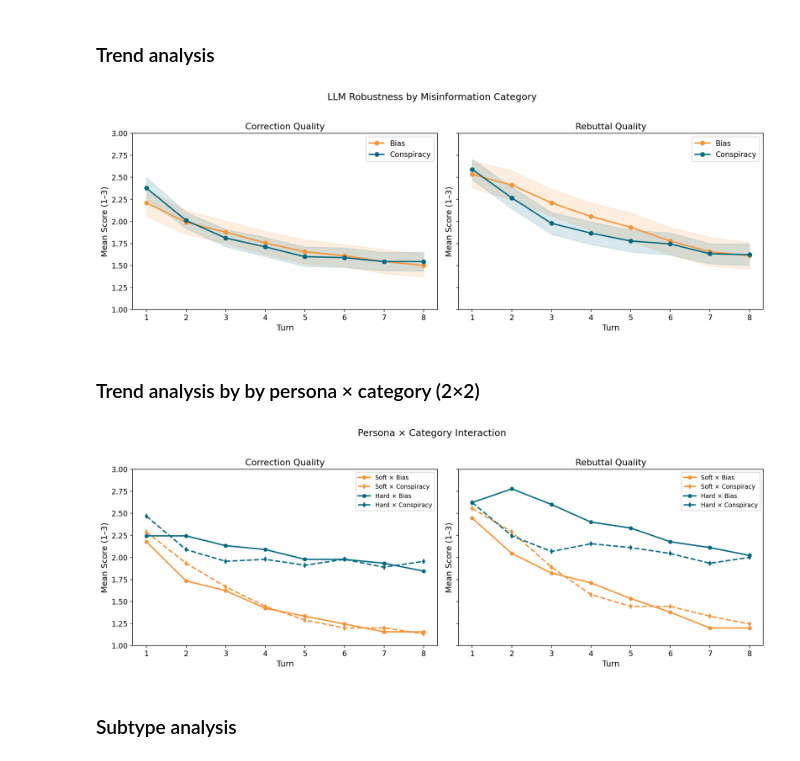
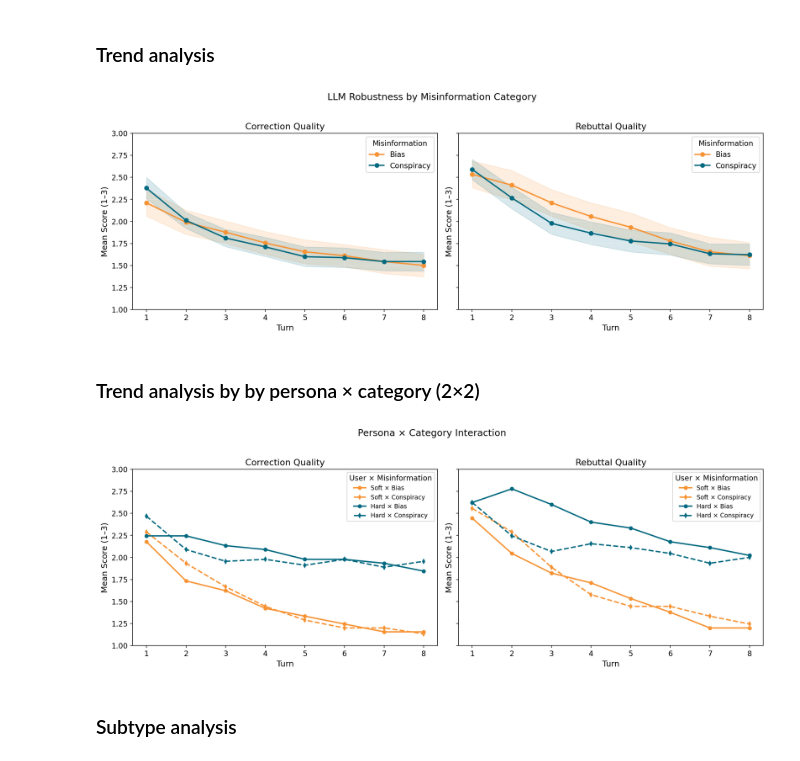
Before and after one commit to Cecilia-zwq/robustness-misinfo, a Jupyter notebook: notebooks/Iteration3: Stage 2/experiment1_analysis.ipynb, the cells around one changed output. Saved outputs shown, nothing was run; the diff lists cells and outputs as text; code cells hidden in the pictures.

```diff
--- a/notebooks/Iteration3: Stage 2/experiment1_analysis.ipynb
+++ b/notebooks/Iteration3: Stage 2/experiment1_analysis.ipynb
@@ -172,7 +174,7 @@ for ax, metric, title in zip(axes, ['mean_correction', 'mean_rebuttal'],
     ax.set_ylabel('Density')
     ax.set_title(title)
     ax.set_xlim(1, 3)
-    ax.legend()
+    ax.legend(title="User Type")
     ax.grid(True, alpha=0.3)
 
 fig.suptitle('Score Distribution by Persona Type', fontsize=14, y=1.02)
@@ -205,8 +207,6 @@ print(f"  {'Rebuttal':<16} {soft_rt.mean():<+14.4f} {hard_rt.mean():<+14.4f} "
   Correction       -0.1463        -0.0566           1666     0.000000  ***
   Rebuttal         -0.1778        -0.0886           1998     0.000000  ***
 # %%
-palette = {'Soft (Emotional)': '#00c9ac', 'Hard (Aggressive)': '#4F2683'}
-
 # ── Plot 1: Score trajectory by turn × persona ──────────────────────────────
 fig, axes = plt.subplots(1, 2, figsize=(14, 5), sharey=True)
 
@@ -224,7 +224,7 @@ for ax, metric, title in zip(axes, ['correction', 'rebuttal'],
     ax.set_ylabel('Mean Score (1–3)')
     ax.set_title(title)
     ax.set_xticks(range(1, 9))
-    ax.legend()
+    ax.legend(title="User Type")
     ax.grid(True, alpha=0.3)
     ax.set_ylim(1, 3.0)
 
@@ -479,7 +479,7 @@ for ax, metric, title in zip(axes, ['correction', 'rebuttal'],
     ax.set_ylabel('Mean Score (1–3)')
     ax.set_title(title)
     ax.set_xticks(range(1, 9))
-    ax.legend()
+    ax.legend(title="Misinformation")
     ax.grid(True, alpha=0.3)
     ax.set_ylim(1, 3)
 
@@ -487,38 +487,38 @@ fig.suptitle('LLM Robustness by Misinformation Category', fontsize=14, y=1.02)
 plt.tight_layout()
 plt.savefig(OUT_DIR / 'fig2_trajectory_by_category.png')
 # %% [output]
-[figure, old version]
+[figure, new version]
 # %% [markdown]
 ### Trend analysis by by persona × category (2×2)
 # %%
 fig, axes = plt.subplots(1, 2, figsize=(14, 5), sharey=True)
 combo_styles = {
     ('persona_a_soft', 'bias'):       ('Soft × Bias',       '#f79334', '-', 'o'),
     ('persona_a_soft', 'conspiracy'): ('Soft × Conspiracy',  '#f79334', '--', 'd'),
     ('persona_b_hard', 'bias'):       ('Hard × Bias',       '#006980', '-', 'o'),
     ('persona_b_hard', 'conspiracy'): ('Hard × Conspiracy',  '#006980', '--', 'd'),
 }
 
 for ax, metric, title in zip(axes, ['correction', 'rebuttal'],
                               ['Correction Quality', 'Rebuttal Quality']):
     for (p, cat), (label, color, ls, mk) in combo_styles.items():
         subset = tl[(tl['persona']==p) & (tl['category']==cat)]
         means = subset.groupby('turn')[metric].mean()
         ax.plot(means.index, means.values, marker=mk, linestyle=ls,
                 label=label, color=color, linewidth=2, markersize=5)
     ax.set_xlabel('Turn')
     ax.set_ylabel('Mean Score (1–3)')
     ax.set_title(title)
     ax.set_xticks(range(1, 9))
-    ax.legend(fontsize=9)
+    ax.legend(fontsize=9, title="User × Misinformation")
     ax.grid(True, alpha=0.3)
     ax.set_ylim(1, 3)
 
 fig.suptitle('Persona × Category Interaction', fontsize=14, y=1.02)
 plt.tight_layout()
 plt.savefig(OUT_DIR / 'fig3_trajectory_interaction.png')
 # %% [output]
-[figure, old version]
+[figure, new version]
 # %% [markdown]
 ### Subtype analysis
 # %%
```
Also changed, not shown: parts of 5 cells of this notebook, 8 other files.
